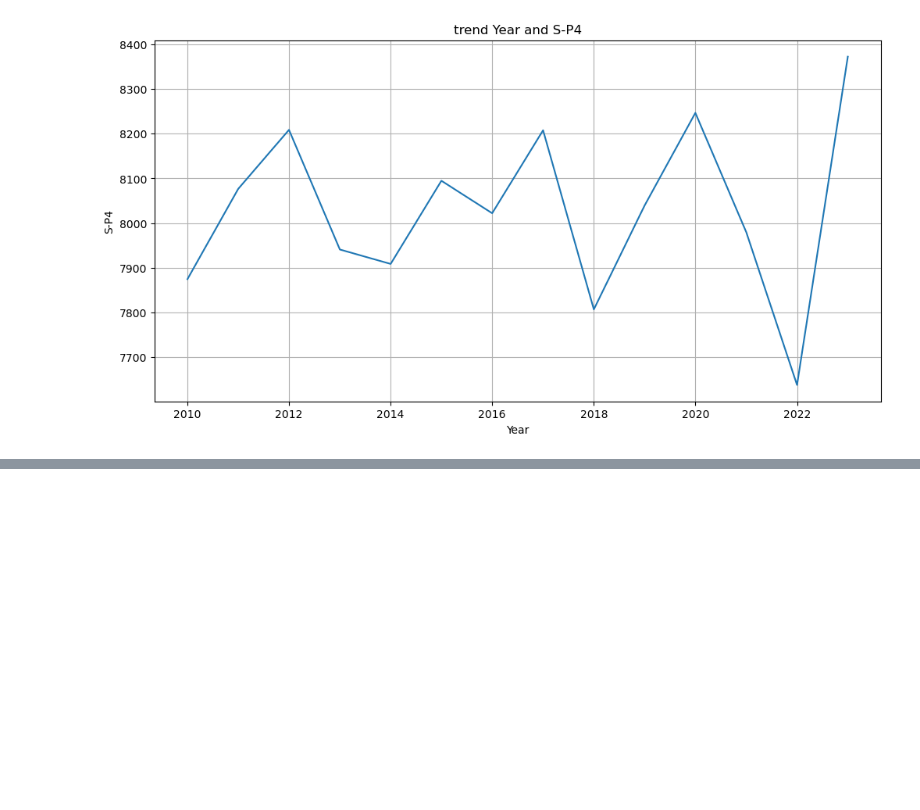
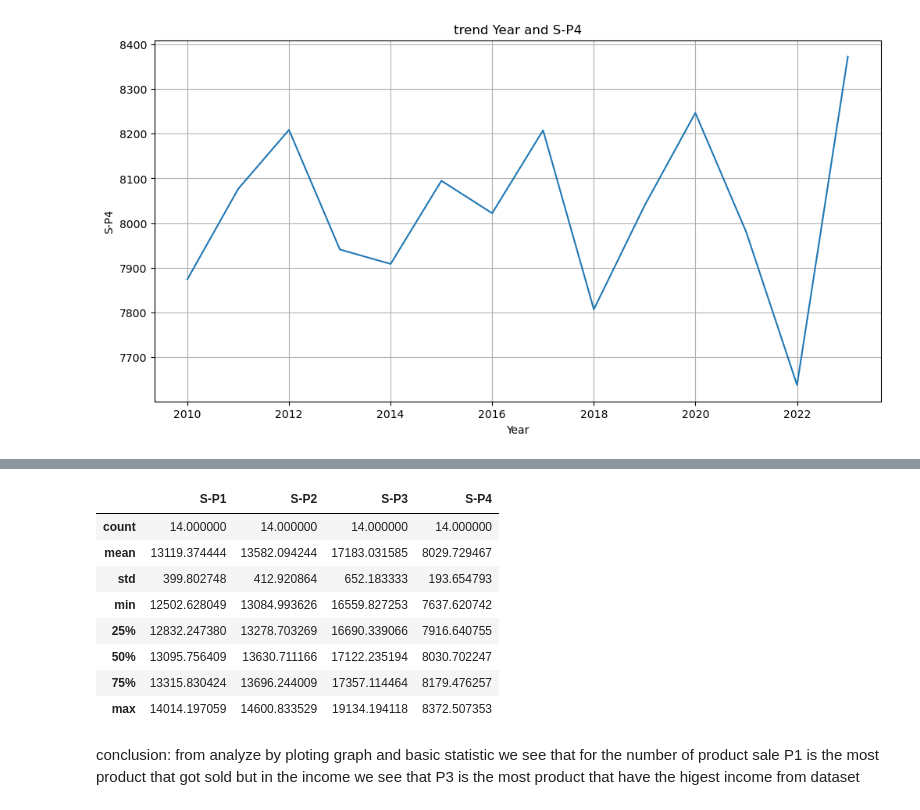
Before and after one commit to lLab-sy/jupyter-test, a Jupyter notebook: Examle-Project/code2.ipynb, the cells around one changed output, grey strips where cells are left out. Cells and saved outputs as stored; diff of their text form; code cells hidden in the pictures; blank space fills up the shorter version.

```diff
--- a/Examle-Project/code2.ipynb
+++ b/Examle-Project/code2.ipynb
@@ -143,0 +127,14 @@ for i, row in sample.iterrows():
+# %%
+data2[data2.columns[-5:-1]].describe()
+# %% [output]
+|  | S-P1 | S-P2 | S-P3 | S-P4 |
+| count | 14.000000 | 14.000000 | 14.000000 | 14.000000 |
+| mean | 13119.374444 | 13582.094244 | 17183.031585 | 8029.729467 |
+| std | 399.802748 | 412.920864 | 652.183333 | 193.654793 |
+| min | 12502.628049 | 13084.993626 | 16559.827253 | 7637.620742 |
+| 25% | 12832.247380 | 13278.703269 | 16690.339066 | 7916.640755 |
+| 50% | 13095.756409 | 13630.711166 | 17122.235194 | 8030.702247 |
+| 75% | 13315.830424 | 13696.244009 | 17357.114464 | 8179.476257 |
+| max | 14014.197059 | 14600.833529 | 19134.194118 | 8372.507353 |
+# %% [markdown]
+conclusion: from analyze by ploting graph and basic statistic we see that for the number of product sale P1 is the most product that got sold but in the income we see that P3 is the most product that have the higest income from dataset
```
Also changed, not shown: parts of 4 cells of this notebook, 2 other files.
